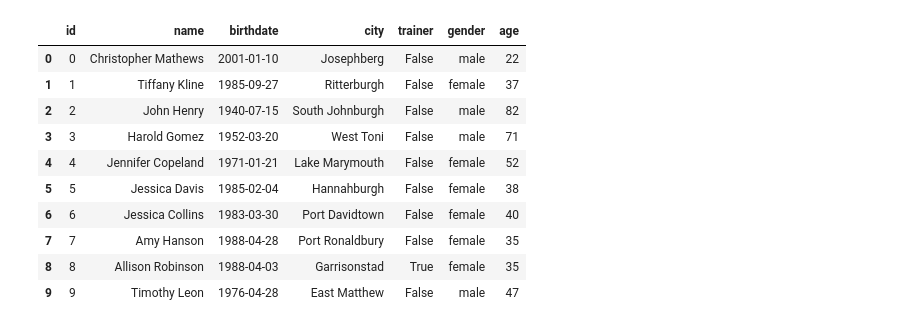
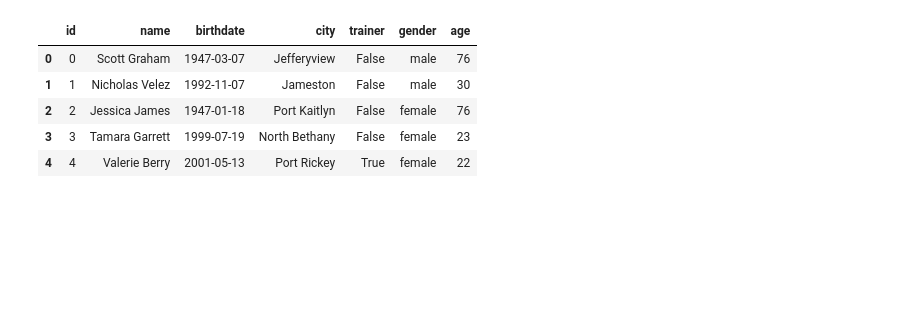
Before and after one commit to roensumundo/scratch-app, a Jupyter notebook: tests.ipynb, the cells around one changed output. Saved outputs shown, nothing was run; the diff lists cells and outputs as text; code cells hidden in the pictures; blank space fills up the shorter version.

```diff
--- a/tests.ipynb
+++ b/tests.ipynb
@@ -40,7 +40,7 @@ detector = Detector()
 fields = ['name', 'birthdate', 'gender', 'location']
 
 # Generate fake data for a specific number of records
-num_users = 10
+num_users = 1000
 fake_data = []
 for id in range(num_users):
 
@@ -53,6 +53,8 @@ for id in range(num_users):
     fake_data.append(record)
 
 # Print the generated fake data
+"""
 for record in fake_data:
     print(record)
+"""
 # %% [output]
@@ -69,18 +62,13 @@ for record in fake_data:
 # %%
 users = pd.DataFrame(fake_data)
-users
+users.head()
 # %% [output]
 |  | id | name | birthdate | city | trainer | gender | age |
-| 0 | 0 | Christopher Mathews | 2001-01-10 | Josephberg | False | male | 22 |
-| 1 | 1 | Tiffany Kline | 1985-09-27 | Ritterburgh | False | female | 37 |
-| 2 | 2 | John Henry | 1940-07-15 | South Johnburgh | False | male | 82 |
-| 3 | 3 | Harold Gomez | 1952-03-20 | West Toni | False | male | 71 |
-| 4 | 4 | Jennifer Copeland | 1971-01-21 | Lake Marymouth | False | female | 52 |
-| 5 | 5 | Jessica Davis | 1985-02-04 | Hannahburgh | False | female | 38 |
-| 6 | 6 | Jessica Collins | 1983-03-30 | Port Davidtown | False | female | 40 |
-| 7 | 7 | Amy Hanson | 1988-04-28 | Port Ronaldbury | False | female | 35 |
-| 8 | 8 | Allison Robinson | 1988-04-03 | Garrisonstad | True | female | 35 |
-| 9 | 9 | Timothy Leon | 1976-04-28 | East Matthew | False | male | 47 |
+| 0 | 0 | Scott Graham | 1947-03-07 | Jefferyview | False | male | 76 |
+| 1 | 1 | Nicholas Velez | 1992-11-07 | Jameston | False | male | 30 |
+| 2 | 2 | Jessica James | 1947-01-18 | Port Kaitlyn | False | female | 76 |
+| 3 | 3 | Tamara Garrett | 1999-07-19 | North Bethany | False | female | 23 |
+| 4 | 4 | Valerie Berry | 2001-05-13 | Port Rickey | True | female | 22 |
 # %%
 trainers = users[users['trainer'] == True]
 trainers_ids = trainers['id'].values
```
Also changed, not shown: parts of 7 cells of this notebook.
